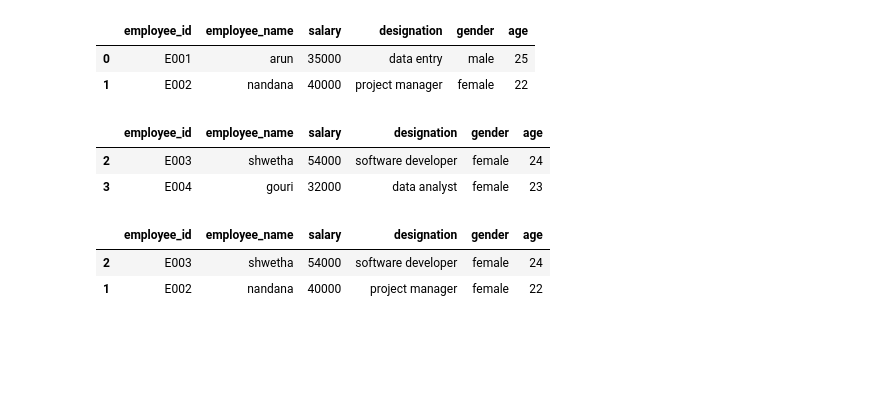
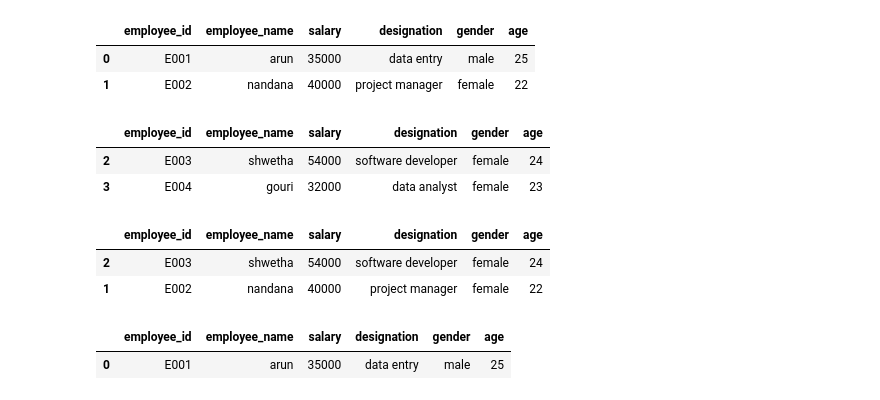
Before and after one commit to Nandanalinson/Python-core-concepts, a Jupyter notebook: day39/pandas.ipynb, the cells around one changed output. Drawn from its saved outputs; the diff is of its cells as text; code cells hidden in the pictures; blank space fills up the shorter version.

Commit message:
pandas: filter

```diff
--- a/day39/pandas.ipynb
+++ b/day39/pandas.ipynb
@@ -314,3 +314,12 @@ df5.sort_values(by='salary',ascending=False).head(2)
 |  | employee_id | employee_name | salary | designation | gender | age |
 | 2 | E003 | shwetha | 54000 | software developer | female | 24 |
 | 1 | E002 | nandana | 40000 | project manager | female | 22 |
+# %%
+# filter the male candidates
+
+# loc
+
+df5.loc[df5['gender']=='male']
+# %% [output]
+|  | employee_id | employee_name | salary | designation | gender | age |
+| 0 | E001 | arun | 35000 | data entry | male | 25 |
```
